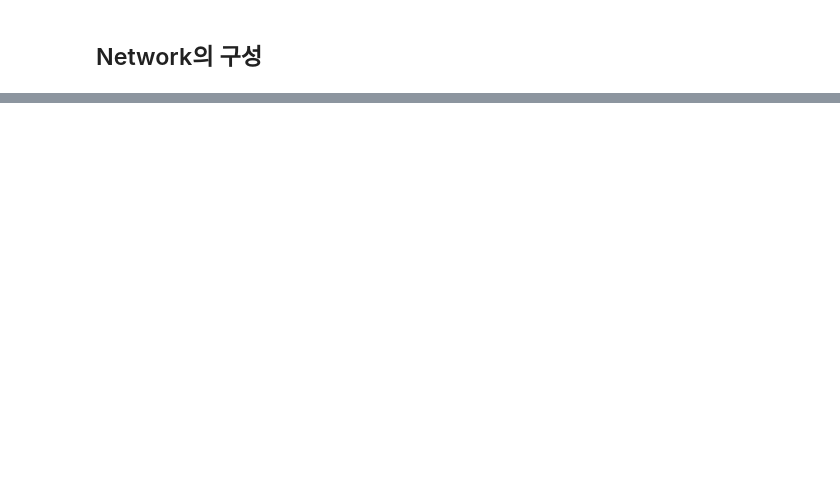
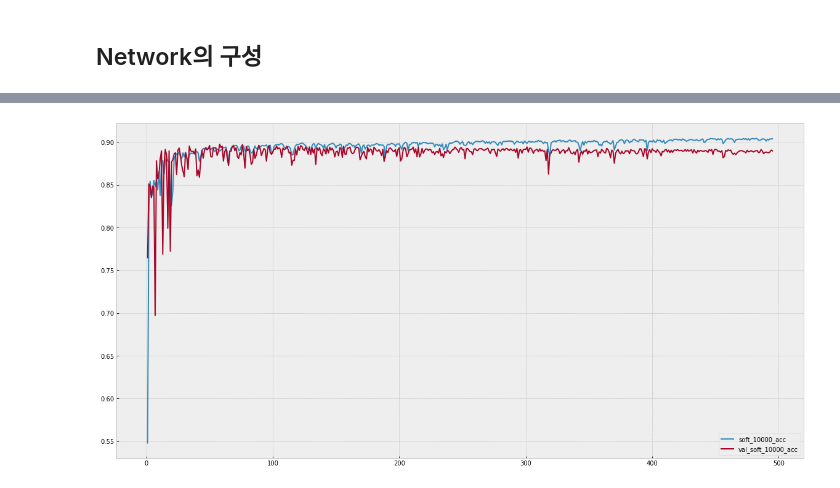
Before and after one commit to dolmani38/non-linear-regression, a Jupyter notebook: Regession_test_0809.ipynb, the cells around one changed output, grey strips where cells are left out. Drawn from its saved outputs; the diff is of its cells as text; code cells hidden in the pictures; blank space fills up the shorter version.

```diff
--- a/Regession_test_0809.ipynb
+++ b/Regession_test_0809.ipynb
@@ -912,4 +915,4 @@ dataset2
 # %%
-dataset_net = dataset2[['CONTRACT_ID','EVENT_NUM','MINUS_RATE','REAL_YY','COM_RATE','ft1','ft2','PRE_NAFYC','code_mapping','div_mapping','eventint_mapping','NAFYC']]
+dataset_net = dataset2[['CONTRACT_ID','MINUS_RATE','REAL_YY','COM_RATE','ft1','ft2','ft3','ft4','PRE_NAFYC','code_mapping','div_mapping','eventint_mapping','NAFYC']]
 dataset_net.shape
 # %% [output]
@@ -1154,0 +1039,11 @@ Epoch: 100 - {'loss': 31083073536.0, 'soft_500_acc': 0.025018759071826935, 'soft
+# %%
+plt.figure(figsize=(20,10))
+_loss = history.history['soft_10000_acc'][5:]
+_val_loss = history.history['val_soft_10000_acc'][5:]
+
+train_loss_plot, = plt.plot(range(1, len(_loss)+1), _loss, label='soft_10000_acc')
+val_loss_plot, = plt.plot(range(1, len(_val_loss)+1), _val_loss, label='val_soft_10000_acc')
+
+_ = plt.legend(handles=[train_loss_plot, val_loss_plot])
+# %% [output]
+[figure, added]
```
Also changed, not shown: parts of 25 cells of this notebook.
